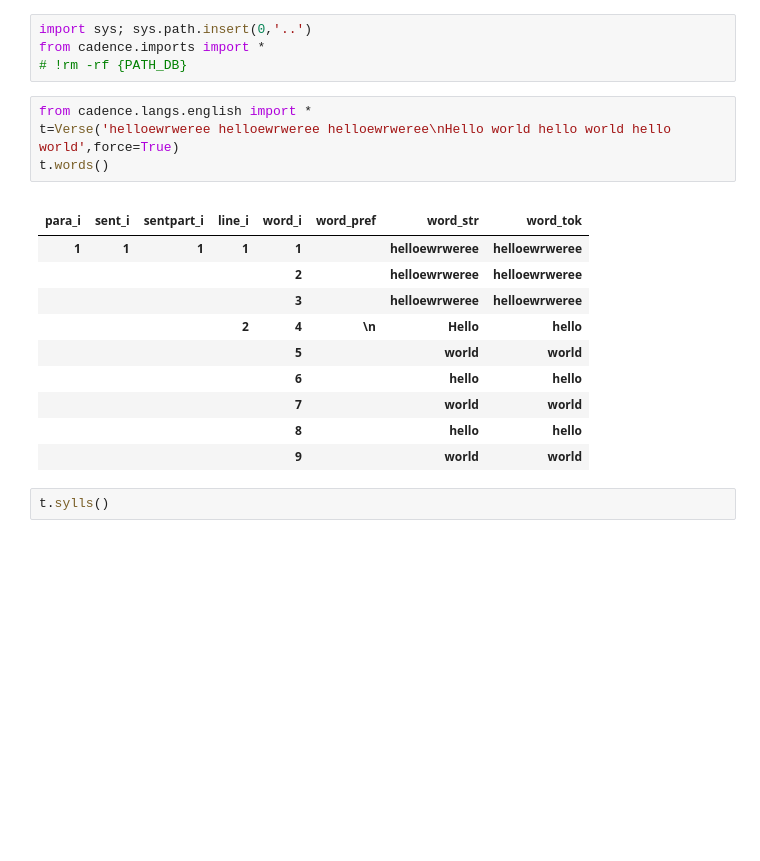
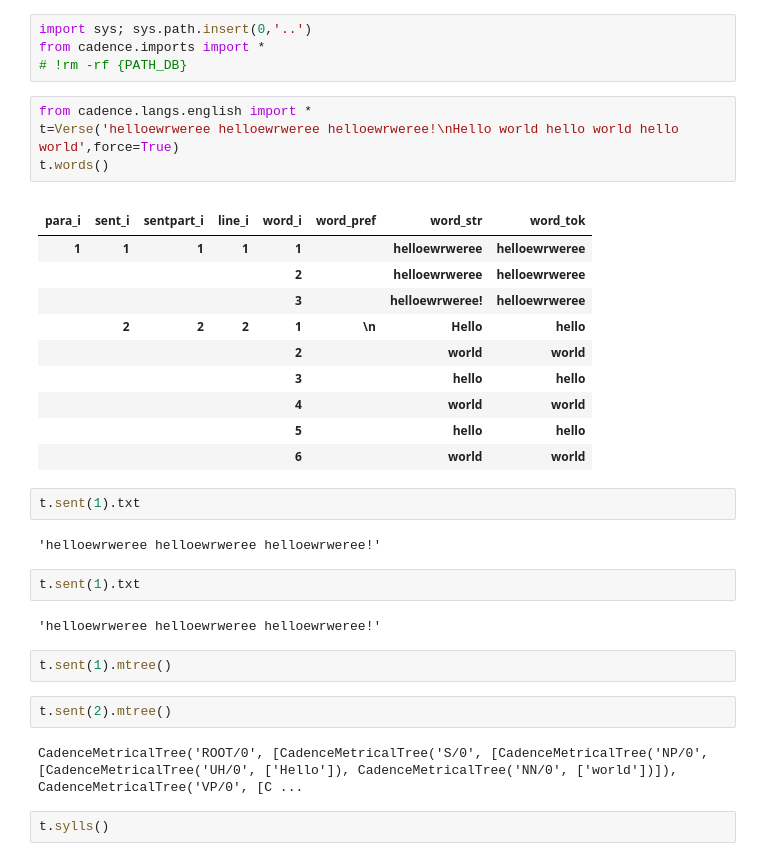
Before and after one commit to quadrismegistus/cadence, a Jupyter notebook: notebooks/test_parsing.ipynb, the cells around one changed output. Drawn from its saved outputs; the diff is of its cells as text; blank space fills up the shorter version.

```diff
--- a/notebooks/test_parsing.ipynb
+++ b/notebooks/test_parsing.ipynb
@@ -4,20 +4,34 @@ from cadence.imports import *
 # !rm -rf {PATH_DB}
 # %%
 from cadence.langs.english import *
-t=Verse('helloewrweree helloewrweree helloewrweree\nHello world hello world hello world',force=True)
+t=Verse('helloewrweree helloewrweree helloewrweree!\nHello world hello world hello world',force=True)
 t.words()
 # %% [output]
 |  |  |  |  |  |  |  |  |
 | para_i | sent_i | sentpart_i | line_i | word_i | word_pref | word_str | word_tok |
 | 1 | 1 | 1 | 1 | 1 |  | helloewrweree | helloewrweree |
 |  |  |  |  | 2 |  | helloewrweree | helloewrweree |
-|  |  |  |  | 3 |  | helloewrweree | helloewrweree |
-|  |  |  | 2 | 4 | \n | Hello | hello |
-|  |  |  |  | 5 |  | world | world |
-|  |  |  |  | 6 |  | hello | hello |
-|  |  |  |  | 7 |  | world | world |
-|  |  |  |  | 8 |  | hello | hello |
-|  |  |  |  | 9 |  | world | world |
+|  |  |  |  | 3 |  | helloewrweree! | helloewrweree |
+|  | 2 | 2 | 2 | 1 | \n | Hello | hello |
+|  |  |  |  | 2 |  | world | world |
+|  |  |  |  | 3 |  | hello | hello |
+|  |  |  |  | 4 |  | world | world |
+|  |  |  |  | 5 |  | hello | hello |
+|  |  |  |  | 6 |  | world | world |
+# %%
+t.sent(1).txt
+# %% [output]
+'helloewrweree helloewrweree helloewrweree!'
+# %%
+t.sent(1).txt
+# %% [output]
+'helloewrweree helloewrweree helloewrweree!'
+# %%
+t.sent(1).mtree()
+# %%
+t.sent(2).mtree()
+# %% [output]
+CadenceMetricalTree('ROOT/0', [CadenceMetricalTree('S/0', [CadenceMetricalTree('NP/0', [CadenceMetricalTree('UH/0', ['Hello']), CadenceMetricalTree('NN/0', ['world'])]), CadenceMetricalTree('VP/0', [C ...
 # %%
 t.sylls()
 # %% [output]
```
